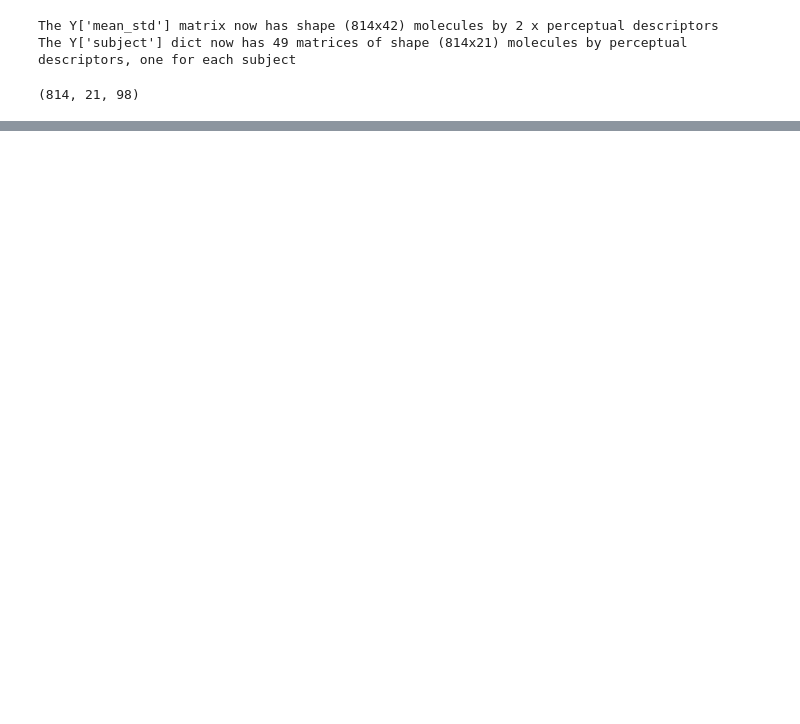
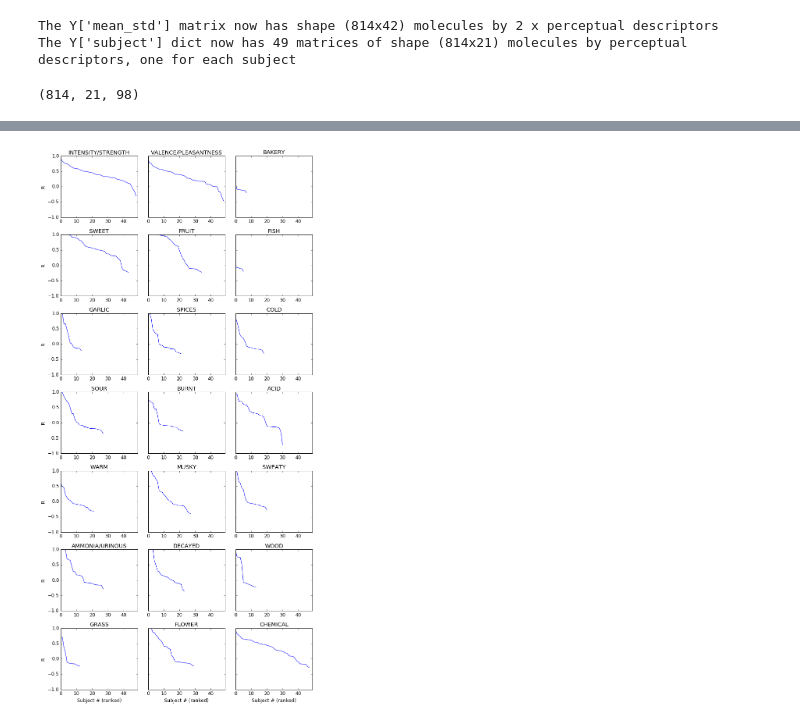
Before and after one commit to dream-olfaction/olfaction-prediction, a Jupyter notebook: opc_python/gerkin/prediction-limits.ipynb, the cells around one changed output, grey strips where cells are left out. Saved outputs shown, nothing was run; the diff lists cells and outputs as text; code cells hidden in the pictures; blank space fills up the shorter version.

```diff
--- a/opc_python/gerkin/prediction-limits.ipynb
+++ b/opc_python/gerkin/prediction-limits.ipynb
@@ -39,0 +65,12 @@ y2.shape
+# %%
+only_replicates = data.copy()
+only_replicates.mask[:,:,:,:,0] = data.mask[:,:,:,:,1]
+
+r_rep = {_:np.zeros(21) for _ in ['mean','std']}
+for desc in range(21):
+    orig_mean = only_replicates[:,:,desc,1,0].mean(axis=0).ravel()
+    rep_mean = only_replicates[:,:,desc,1,1].mean(axis=0).ravel()
+    orig_std = only_replicates[:,:,desc,1,0].std(axis=0).ravel()
+    rep_std = only_replicates[:,:,desc,1,1].std(axis=0).ravel()
+    r_rep['mean'][desc] = np.corrcoef(orig_mean,rep_mean)[0,1]
+    r_rep['std'][desc] = np.corrcoef(orig_std,rep_std)[0,1]
@@ -130,0 +148,30 @@ s_best = np.array([ 0.38      ,  0.4       ,  0.49785038,  0.63549459,  0.735472
+# %%
+import sys
+matplotlib.rcParams.update({'font.size': 12})
+fig,axes = plt.subplots(7,3,sharey=True,figsize=(10,20))
+ax = axes.flat
+for desc in range(21):
+    rs = []
+    for subject in range(49):
+        orig = only_replicates[subject,:,desc,1,0]
+        rep = only_replicates[subject,:,desc,1,1]
+        r = np.ma.corrcoef(orig,rep)[0,1]
+        if r:
+            rs.append(r)
+        else:
+            if orig.sum() and rep.sum():
+                pass
+                #print(orig)
+                #print(rep)
+                #print('=====================')
+    ax[desc].plot(sorted(rs,reverse=True))
+    ax[desc].set_xlim(0,49)
+    ax[desc].set_ylim(-1,1)
+    ax[desc].set_title(perceptual_headers[6:][desc])
+    if desc % 3 == 0:
+        ax[desc].set_ylabel('R')
+    if desc >= 18:
+        ax[desc].set_xlabel('Subject # (ranked)')
+plt.tight_layout()
+# %% [output]
+[figure, added]
```
Also changed, not shown: parts of 13 cells of this notebook, 11 other files.
